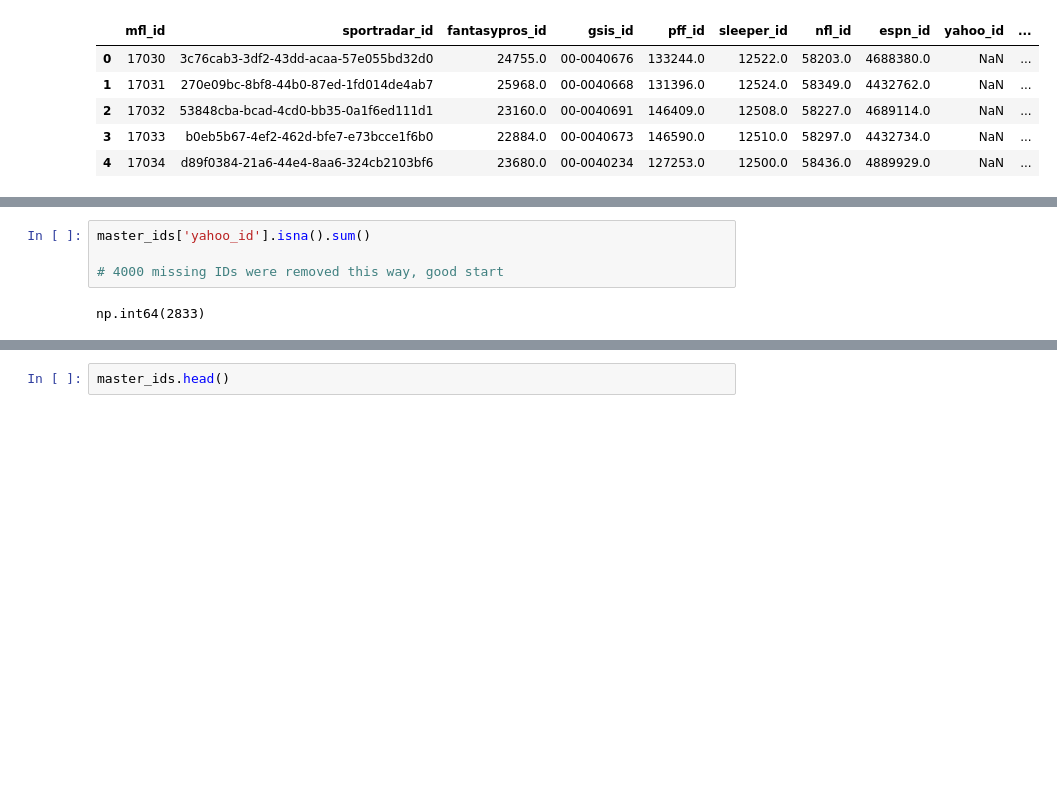
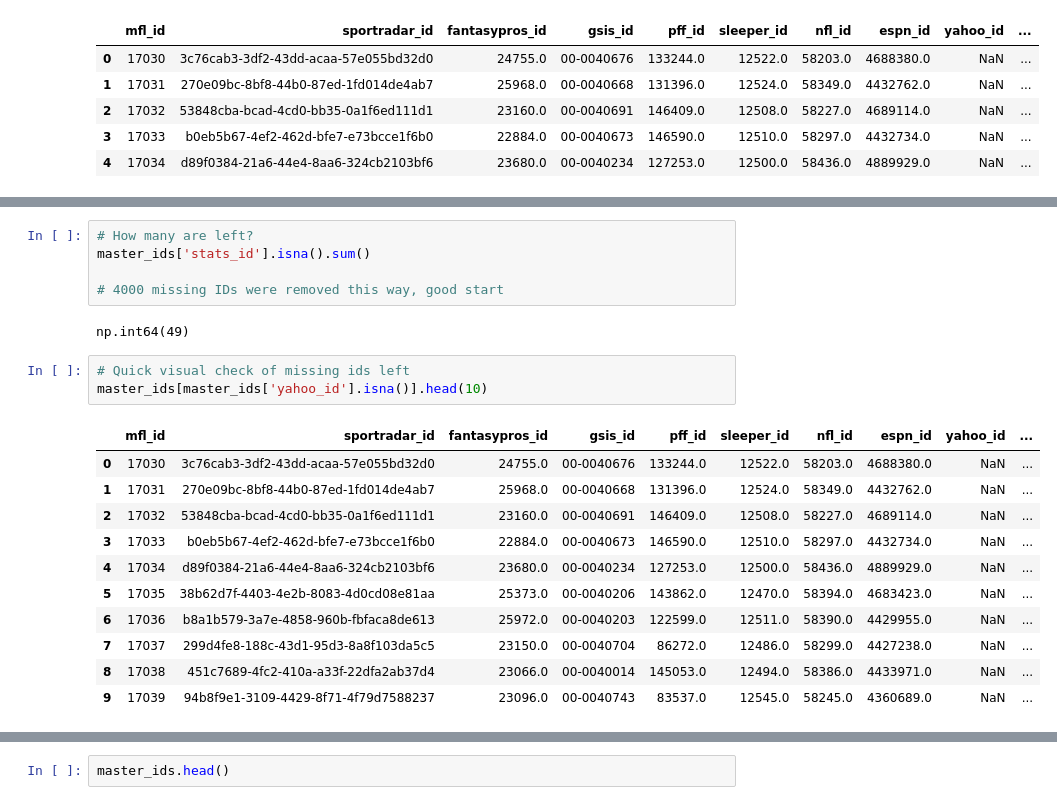
Before and after one commit to nicriv831/Fantasy-Football-Machine, a Jupyter notebook: data_cleaning.ipynb, the cells around one changed output, grey strips where cells are left out. Saved outputs shown, nothing was run; the diff lists cells and outputs as text; blank space fills up the shorter version.

```diff
--- a/data_cleaning.ipynb
+++ b/data_cleaning.ipynb
@@ -80,6 +122,22 @@ Name: count, dtype: int64
 # %%
-master_ids['yahoo_id'].isna().sum()
+# How many are left?
+master_ids['stats_id'].isna().sum()
 
 # 4000 missing IDs were removed this way, good start
 # %% [output]
-np.int64(2833)
+np.int64(49)
+# %%
+# Quick visual check of missing ids left
+master_ids[master_ids['yahoo_id'].isna()].head(10)
+# %% [output]
+|  | mfl_id | sportradar_id | fantasypros_id | gsis_id | pff_id | sleeper_id | nfl_id | espn_id | yahoo_id | ... |
+| 0 | 17030 | 3c76cab3-3df2-43dd-acaa-57e055bd32d0 | 24755.0 | 00-0040676 | 133244.0 | 12522.0 | 58203.0 | 4688380.0 | NaN | ... |
+| 1 | 17031 | 270e09bc-8bf8-44b0-87ed-1fd014de4ab7 | 25968.0 | 00-0040668 | 131396.0 | 12524.0 | 58349.0 | 4432762.0 | NaN | ... |
+| 2 | 17032 | 53848cba-bcad-4cd0-bb35-0a1f6ed111d1 | 23160.0 | 00-0040691 | 146409.0 | 12508.0 | 58227.0 | 4689114.0 | NaN | ... |
+| 3 | 17033 | b0eb5b67-4ef2-462d-bfe7-e73bcce1f6b0 | 22884.0 | 00-0040673 | 146590.0 | 12510.0 | 58297.0 | 4432734.0 | NaN | ... |
+| 4 | 17034 | d89f0384-21a6-44e4-8aa6-324cb2103bf6 | 23680.0 | 00-0040234 | 127253.0 | 12500.0 | 58436.0 | 4889929.0 | NaN | ... |
+| 5 | 17035 | 38b62d7f-4403-4e2b-8083-4d0cd08e81aa | 25373.0 | 00-0040206 | 143862.0 | 12470.0 | 58394.0 | 4683423.0 | NaN | ... |
+| 6 | 17036 | b8a1b579-3a7e-4858-960b-fbfaca8de613 | 25972.0 | 00-0040203 | 122599.0 | 12511.0 | 58390.0 | 4429955.0 | NaN | ... |
+| 7 | 17037 | 299d4fe8-188c-43d1-95d3-8a8f103da5c5 | 23150.0 | 00-0040704 | 86272.0 | 12486.0 | 58299.0 | 4427238.0 | NaN | ... |
+| 8 | 17038 | 451c7689-4fc2-410a-a33f-22dfa2ab37d4 | 23066.0 | 00-0040014 | 145053.0 | 12494.0 | 58386.0 | 4433971.0 | NaN | ... |
+| 9 | 17039 | 94b8f9e1-3109-4429-8f71-4f79d7588237 | 23096.0 | 00-0040743 | 83537.0 | 12545.0 | 58245.0 | 4360689.0 | NaN | ... |
```
Also changed, not shown: parts of 46 cells of this notebook, 2 other files.
